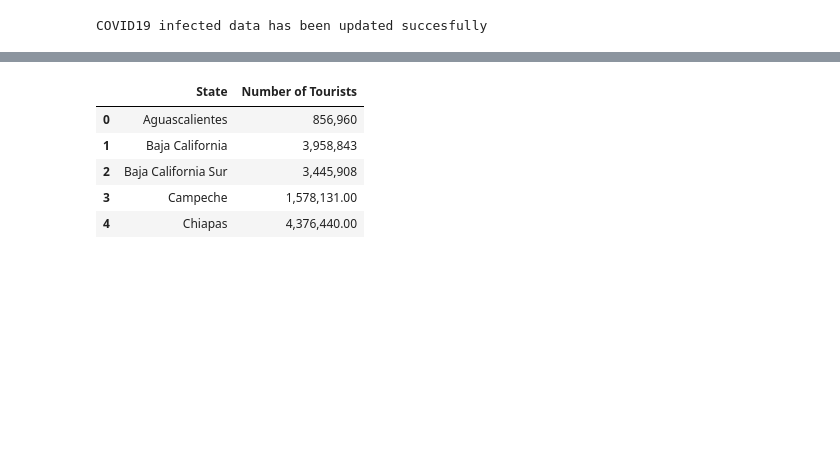
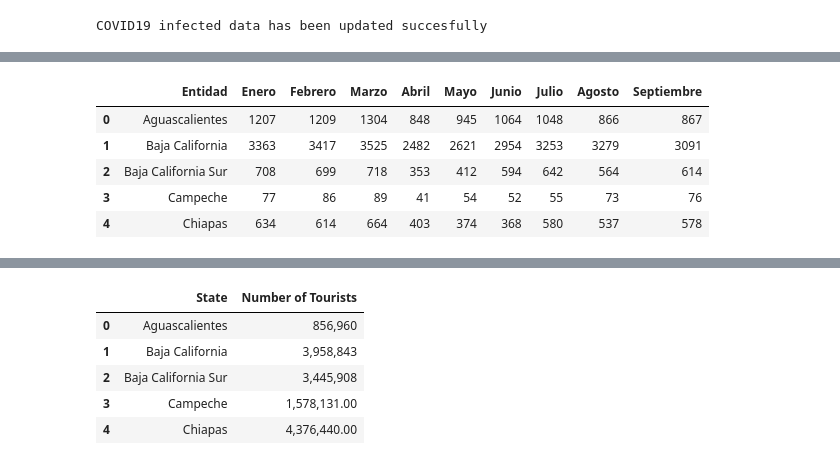
Before and after one commit to robmir22/Project1_Pygmalion, a Jupyter notebook: Project_Pygmalion.ipynb, the cells around one changed output, grey strips where cells are left out. Cells and saved outputs as stored; diff of their text form; code cells hidden in the pictures; blank space fills up the shorter version.

```diff
--- a/Project_Pygmalion.ipynb
+++ b/Project_Pygmalion.ipynb
@@ -125,0 +348,9 @@ COVID19 infected data has been updated succesfully
+# %%
+new2020.head()
+# %% [output]
+|  | Entidad | Enero | Febrero | Marzo | Abril | Mayo | Junio | Julio | Agosto | Septiembre |
+| 0 | Aguascalientes | 1207 | 1209 | 1304 | 848 | 945 | 1064 | 1048 | 866 | 867 |
+| 1 | Baja California | 3363 | 3417 | 3525 | 2482 | 2621 | 2954 | 3253 | 3279 | 3091 |
+| 2 | Baja California Sur | 708 | 699 | 718 | 353 | 412 | 594 | 642 | 564 | 614 |
+| 3 | Campeche | 77 | 86 | 89 | 41 | 54 | 52 | 55 | 73 | 76 |
+| 4 | Chiapas | 634 | 614 | 664 | 403 | 374 | 368 | 580 | 537 | 578 |
```
Also changed, not shown: parts of 34 cells of this notebook, 5 other files.
